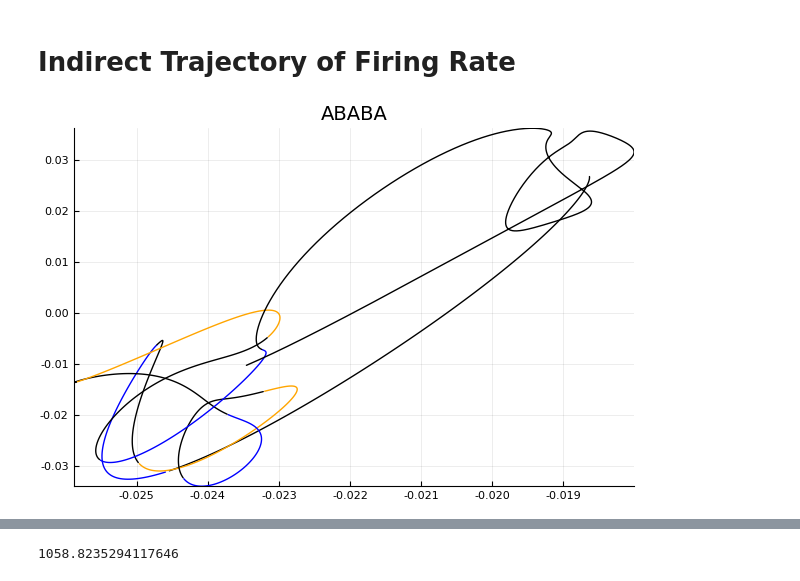
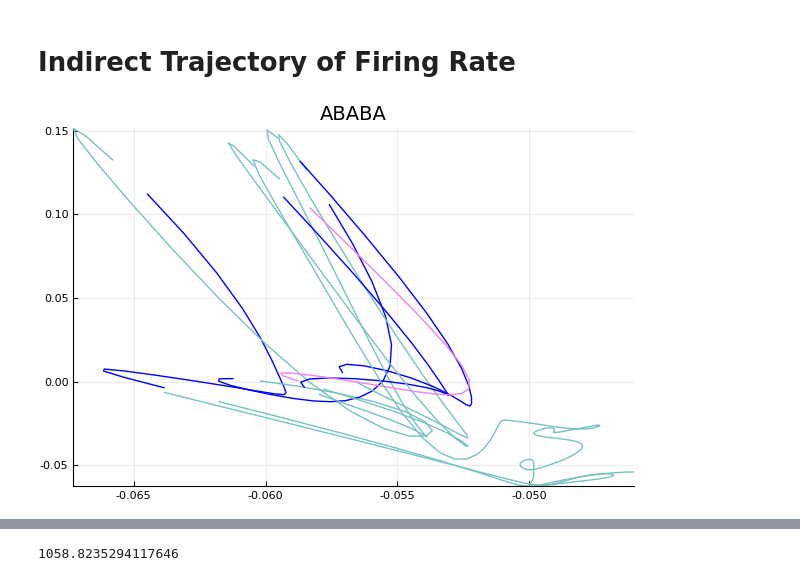
Before and after one commit to ZaneMuir/Sesame, a Jupyter notebook: Analysis/SpikeTrain_Trajectory_julia.ipynb, the cells around one changed output, grey strips where cells are left out. Drawn from its saved outputs; the diff is of its cells as text; code cells hidden in the pictures.

```diff
--- a/Analysis/SpikeTrain_Trajectory_julia.ipynb
+++ b/Analysis/SpikeTrain_Trajectory_julia.ipynb
@@ -7,14 +7,14 @@ pyplot()
 # %% [output]
 Plots.PyPlotBackend()
 # %%
-mouse_name = "ts8_SC"
-date = "180415"
+mouse_name = "ts9_SC"
+date = "180419"
 session_name = "sine_grating"
-roi = (-1, 16)
+roi = (-2, 32)
 stepsize = 0.1
 
-# nbins = (roi[2] - roi[1]) / stepsize
-nbins = 2000
+nbins = (roi[2] - roi[1]) / stepsize
+# nbins = 2000
 
 experiment_id = "$(mouse_name)_$(date)_$(session_name)"
 
@@ -102,14 +105,14 @@ traj2d_ABABAB = fit(PCA, population_ABABB, maxoutdim=2).proj;
 # %%
 plot(legend=false)
 for (m_start, m_end, m_color) in ABABA_marker
     h_start = ceil((m_start-roi[1])/(roi[2]-roi[1])*nbins+1) |> Int
     h_end = ceil((m_end-roi[1])/(roi[2]-roi[1])*nbins) |> Int
 
-    plot!(traj2d_ABABAA[h_start:h_end,1], traj2d[h_start:h_end,2], color=m_color, title="ABABA")
+    plot!(traj2d_ABABAA[h_start:h_end,1], traj2d_ABABAA[h_start:h_end,2], color=m_color, title="ABABA")
 end
 plot!()
 # %% [output]
-[figure, old version]
+[figure, new version]
 # %%
 plot(legend=false)
 for (m_start, m_end, m_color) in ABABB_marker
```
Also changed, not shown: parts of 5 cells of this notebook, 2 other files.
